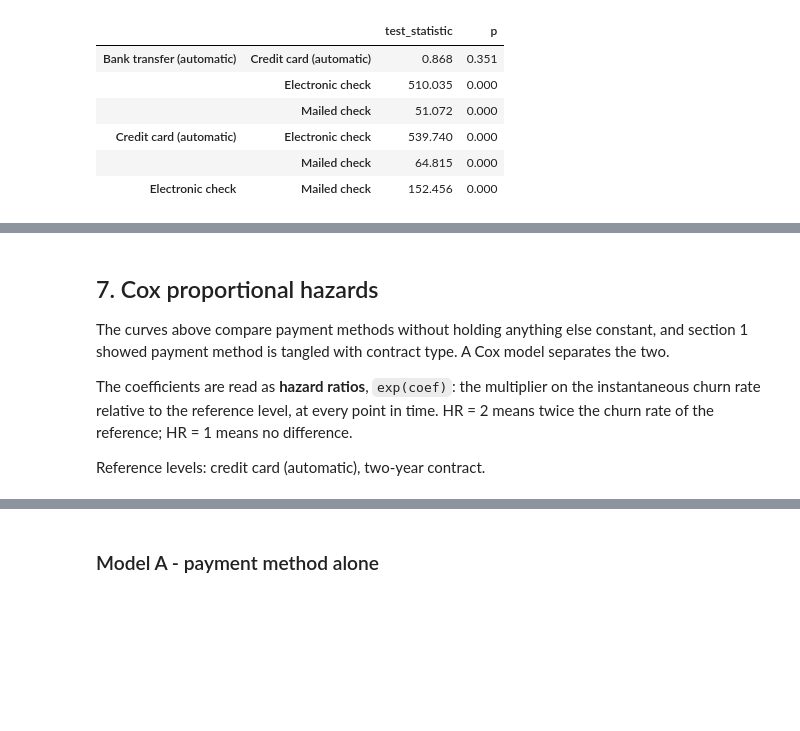
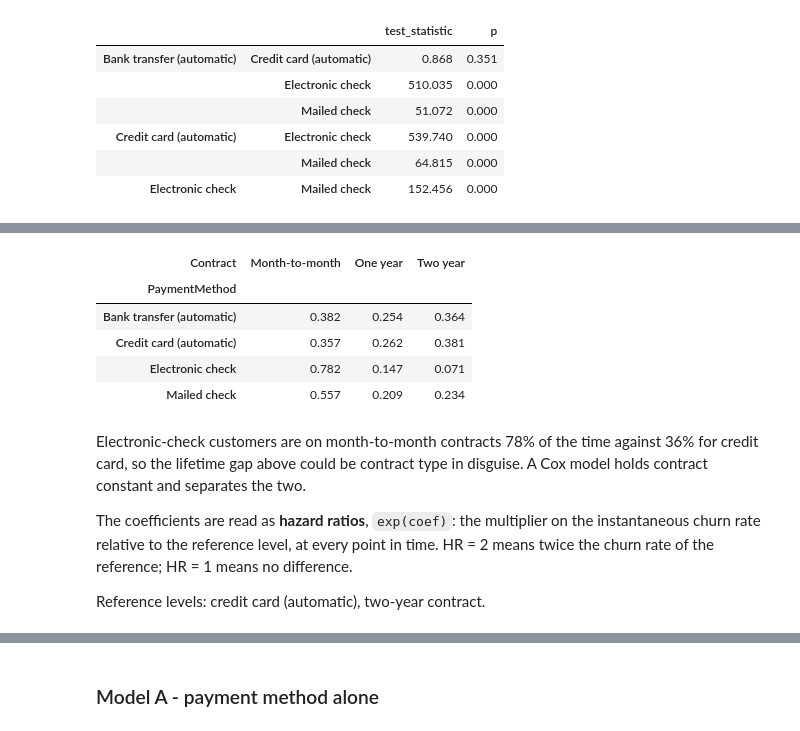
Before and after one commit to Kiatisakk/CPE342-ML, a Jupyter notebook: lab03_rg/Activity_Estimating_Lifetime.ipynb, the cells around one changed output, grey strips where cells are left out. Drawn from its saved outputs; the diff is of its cells as text; code cells hidden in the pictures; blank space fills up the shorter version.

```diff
--- a/lab03_rg/Activity_Estimating_Lifetime.ipynb
+++ b/lab03_rg/Activity_Estimating_Lifetime.ipynb
@@ -363,9 +218,16 @@ all four groups: chi2 = 865.2, p = 3.07e-187
+# %%
+pd.crosstab(df["PaymentMethod"], df["Contract"], normalize="index").round(3)
+# %% [output]
+| Contract | Month-to-month | One year | Two year |
+| PaymentMethod |  |  |  |
+| Bank transfer (automatic) | 0.382 | 0.254 | 0.364 |
+| Credit card (automatic) | 0.357 | 0.262 | 0.381 |
+| Electronic check | 0.782 | 0.147 | 0.071 |
+| Mailed check | 0.557 | 0.209 | 0.234 |
 # %% [markdown]
-## 7. Cox proportional hazards
-
-The curves above compare payment methods without holding anything else constant, and
-section 1 showed payment method is tangled with contract type. A Cox model separates the
-two.
+Electronic-check customers are on month-to-month contracts 78% of the time against 36%
+for credit card, so the lifetime gap above could be contract type in disguise. A Cox
+model holds contract constant and separates the two.
 
 The coefficients are read as **hazard ratios**, `exp(coef)`: the multiplier on the
 instantaneous churn rate relative to the reference level, at every point in time. HR = 2
```
Also changed, not shown: parts of 15 cells of this notebook, 2 other files.
